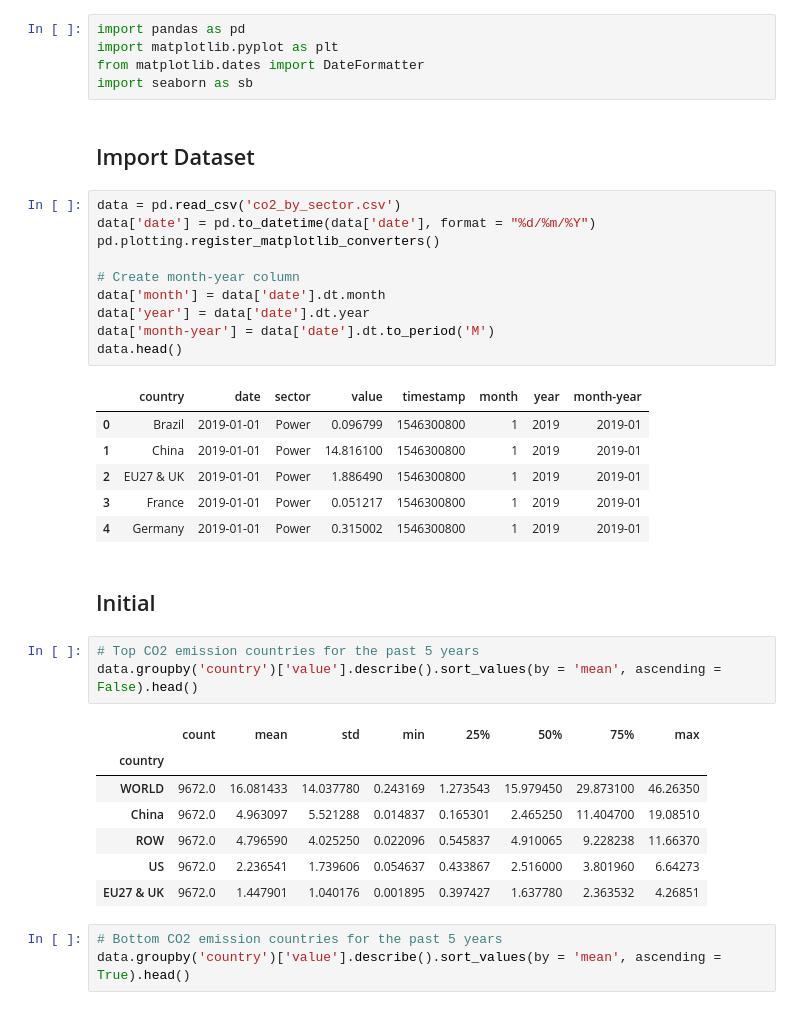
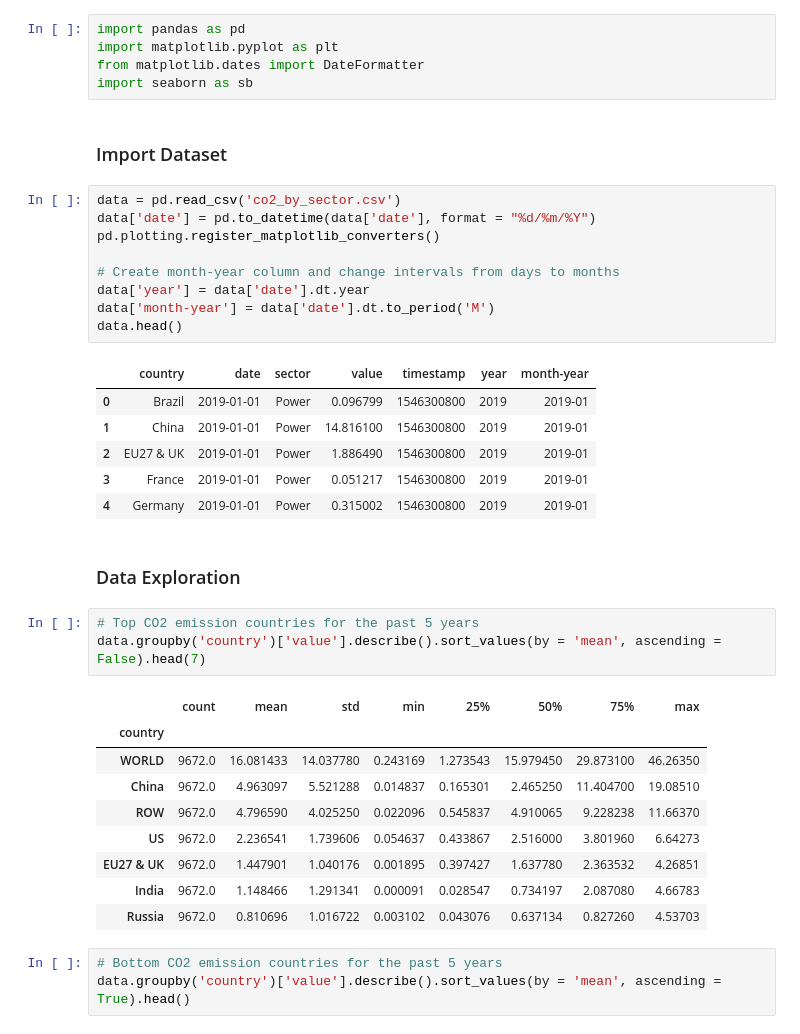
Before and after one commit to coreyzh2/coreyzh2, a Jupyter notebook: Notebooks/co2emission_proj.ipynb, the cells around one changed output. Saved outputs shown, nothing was run; the diff lists cells and outputs as text.

```diff
--- a/Notebooks/co2emission_proj.ipynb
+++ b/Notebooks/co2emission_proj.ipynb
@@ -11,29 +6,28 @@ import matplotlib.pyplot as plt
 from matplotlib.dates import DateFormatter
 import seaborn as sb
 # %% [markdown]
-## Import Dataset
+### Import Dataset
 # %%
 data = pd.read_csv('co2_by_sector.csv')
 data['date'] = pd.to_datetime(data['date'], format = "%d/%m/%Y")
 pd.plotting.register_matplotlib_converters()
 
-# Create month-year column
-data['month'] = data['date'].dt.month
+# Create month-year column and change intervals from days to months
 data['year'] = data['date'].dt.year
 data['month-year'] = data['date'].dt.to_period('M')
 data.head()
 # %% [output]
-|  | country | date | sector | value | timestamp | month | year | month-year |
-| 0 | Brazil | 2019-01-01 | Power | 0.096799 | 1546300800 | 1 | 2019 | 2019-01 |
-| 1 | China | 2019-01-01 | Power | 14.816100 | 1546300800 | 1 | 2019 | 2019-01 |
-| 2 | EU27 & UK | 2019-01-01 | Power | 1.886490 | 1546300800 | 1 | 2019 | 2019-01 |
-| 3 | France | 2019-01-01 | Power | 0.051217 | 1546300800 | 1 | 2019 | 2019-01 |
-| 4 | Germany | 2019-01-01 | Power | 0.315002 | 1546300800 | 1 | 2019 | 2019-01 |
+|  | country | date | sector | value | timestamp | year | month-year |
+| 0 | Brazil | 2019-01-01 | Power | 0.096799 | 1546300800 | 2019 | 2019-01 |
+| 1 | China | 2019-01-01 | Power | 14.816100 | 1546300800 | 2019 | 2019-01 |
+| 2 | EU27 & UK | 2019-01-01 | Power | 1.886490 | 1546300800 | 2019 | 2019-01 |
+| 3 | France | 2019-01-01 | Power | 0.051217 | 1546300800 | 2019 | 2019-01 |
+| 4 | Germany | 2019-01-01 | Power | 0.315002 | 1546300800 | 2019 | 2019-01 |
 # %% [markdown]
-## Initial
+### Data Exploration
 # %%
 # Top CO2 emission countries for the past 5 years
-data.groupby('country')['value'].describe().sort_values(by = 'mean', ascending = False).head()
+data.groupby('country')['value'].describe().sort_values(by = 'mean', ascending = False).head(7)
 # %% [output]
 |  | count | mean | std | min | 25% | 50% | 75% | max |
 | country |  |  |  |  |  |  |  |  |
@@ -42,6 +36,8 @@ data.groupby('country')['value'].describe().sort_values(by = 'mean', ascending =
 | ROW | 9672.0 | 4.796590 | 4.025250 | 0.022096 | 0.545837 | 4.910065 | 9.228238 | 11.66370 |
 | US | 9672.0 | 2.236541 | 1.739606 | 0.054637 | 0.433867 | 2.516000 | 3.801960 | 6.64273 |
 | EU27 & UK | 9672.0 | 1.447901 | 1.040176 | 0.001895 | 0.397427 | 1.637780 | 2.363532 | 4.26851 |
+| India | 9672.0 | 1.148466 | 1.291341 | 0.000091 | 0.028547 | 0.734197 | 2.087080 | 4.66783 |
+| Russia | 9672.0 | 0.810696 | 1.016722 | 0.003102 | 0.043076 | 0.637134 | 0.827260 | 4.53703 |
 # %%
 # Bottom CO2 emission countries for the past 5 years
 data.groupby('country')['value'].describe().sort_values(by = 'mean', ascending = True).head()
```
Also changed, not shown: parts of 44 cells of this notebook.
